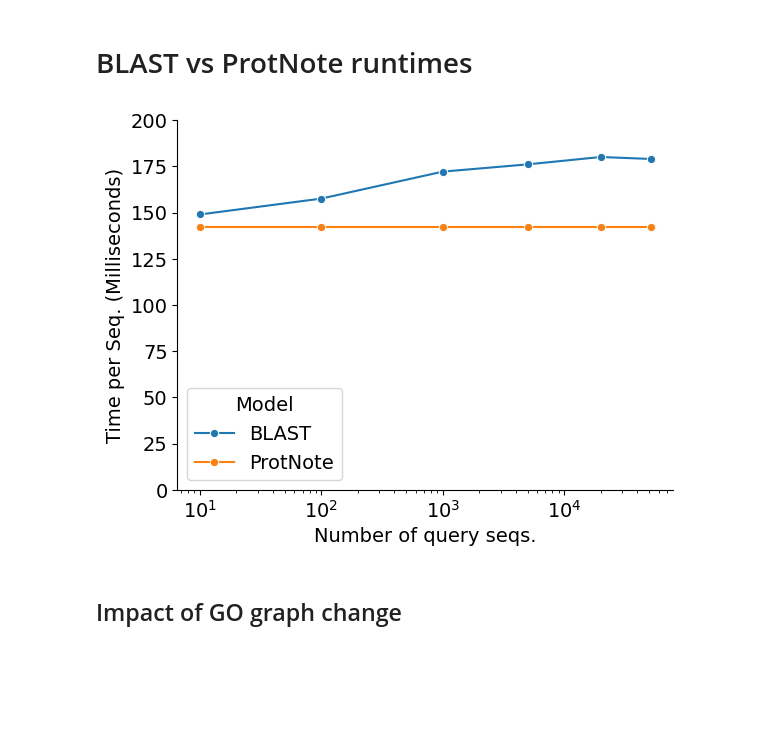
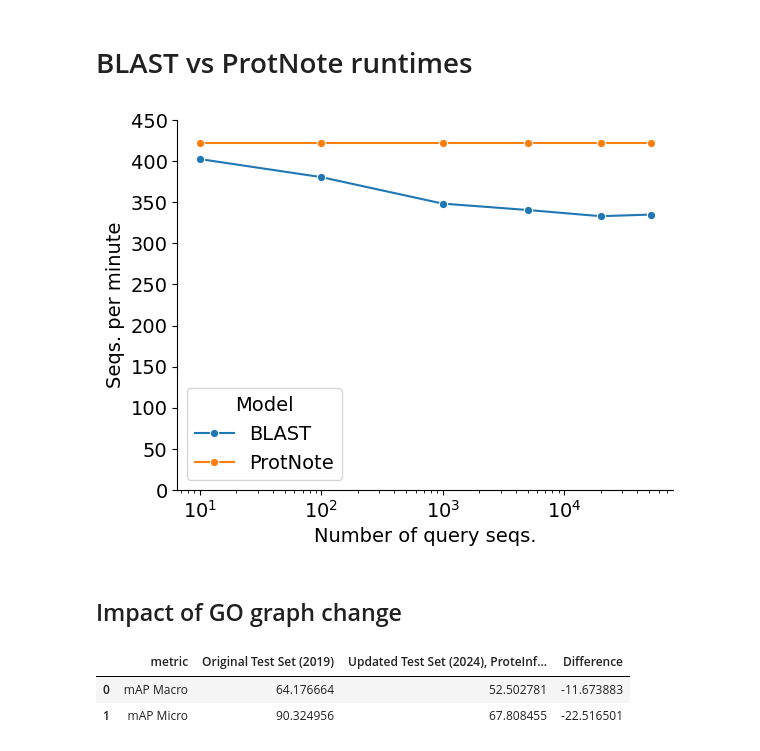
Before and after one commit to microsoft/protnote, a Jupyter notebook: notebooks/Results.ipynb, the cells around one changed output. Saved outputs shown, nothing was run; the diff lists cells and outputs as text; code cells hidden in the pictures; blank space fills up the shorter version.

```diff
--- a/notebooks/Results.ipynb
+++ b/notebooks/Results.ipynb
@@ -751,19 +750,18 @@ Passing `palette` without assigning `hue` is deprecated and will be removed in v
 # %%
 runtimes = pd.read_excel('../outputs/results/blast runtime.xlsx',sheet_name='merged')
 runtimes = runtimes.rename(columns={'BLAST seqs per minute':'BLAST',
                          'ProtNote seqs per minute':'ProtNote',
                          'Num Query Seqs':'Number of query seqs.'}).melt(id_vars=['Number of query seqs.'],
               value_vars=['BLAST','ProtNote'],
               value_name='Seqs. per minute',
               var_name='Model')
-# runtimes['Time per Seq. (Milliseconds)'] = 60*1000/runtimes['Seqs. per minute']
 
 sns.lineplot(data = runtimes, x  = 'Number of query seqs.',y='Seqs. per minute',hue='Model',marker='o')
-plt.ylim(0,200)
+plt.ylim(0,450)
 sns.despine()
 plt.xscale('log')
 save_fig('../outputs/figures/runtimes')
 # %% [output]
-[figure, old version]
+[figure, new version]
 # %% [markdown]
 ## Impact of GO graph change
@@ -776 +789,7 @@ metrics_df = metrics_by_go_ontology(df_logits=pd.read_hdf(f'../outputs/results/t
+# %%
+data_comparison
+# %% [output]
+|  | metric | Original Test Set (2019) | Updated Test Set (2024), ProteInf... | Difference |
+| 0 | mAP Macro | 64.176664 | 52.502781 | -11.673883 |
+| 1 | mAP Micro | 90.324956 | 67.808455 | -22.516501 |
 # %%
```
Also changed, not shown: parts of 8 cells of this notebook, 1 other file.
